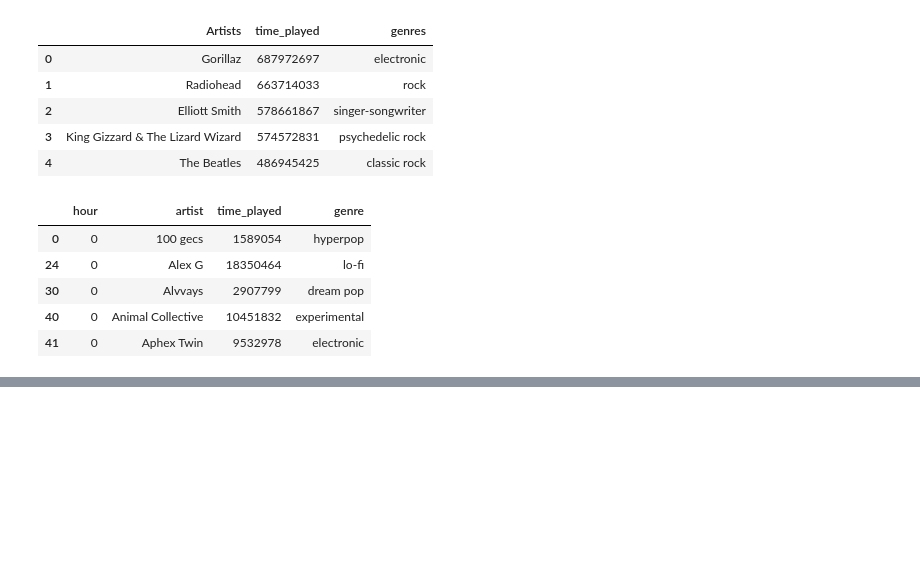
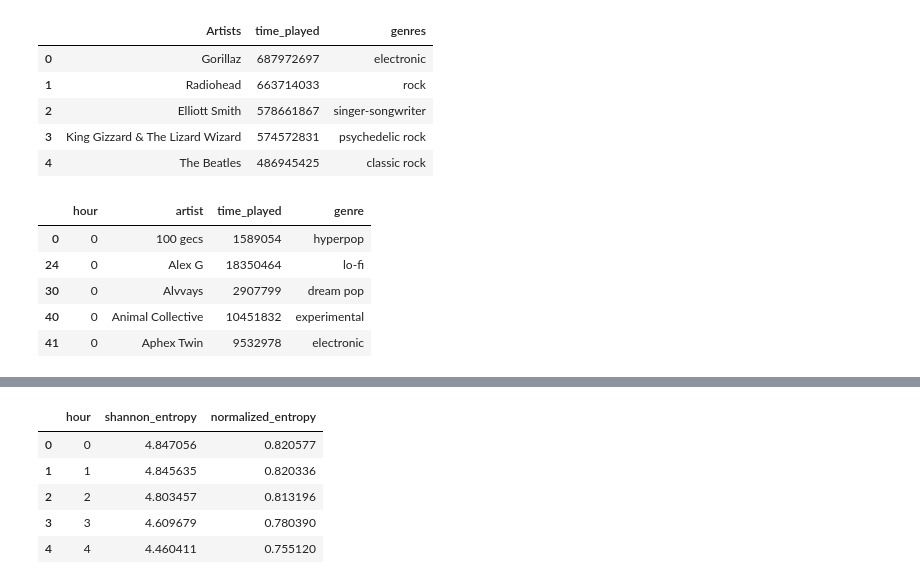
Before and after one commit to whatsername07/Data-Analysis-on-Spotify-Streaming-History, a Jupyter notebook: circadian.ipynb, the cells around one changed output, grey strips where cells are left out. Drawn from its saved outputs; the diff is of its cells as text; code cells hidden in the pictures; blank space fills up the shorter version.

```diff
--- a/circadian.ipynb
+++ b/circadian.ipynb
@@ -225,0 +249,14 @@ artist_counts.head()
+# %%
+# Normalise the entropy on a 0-1 scale for better visualization
+total_unique_genres = artist_counts['genre'].nunique()
+max_possible_entropy = np.log2(total_unique_genres)
+
+hourly_entropy['normalized_entropy'] = hourly_entropy['shannon_entropy'] / max_possible_entropy
+hourly_entropy.head()
+# %% [output]
+|  | hour | shannon_entropy | normalized_entropy |
+| 0 | 0 | 4.847056 | 0.820577 |
+| 1 | 1 | 4.845635 | 0.820336 |
+| 2 | 2 | 4.803457 | 0.813196 |
+| 3 | 3 | 4.609679 | 0.780390 |
+| 4 | 4 | 4.460411 | 0.755120 |
```
Also changed, not shown: parts of 4 cells of this notebook.
